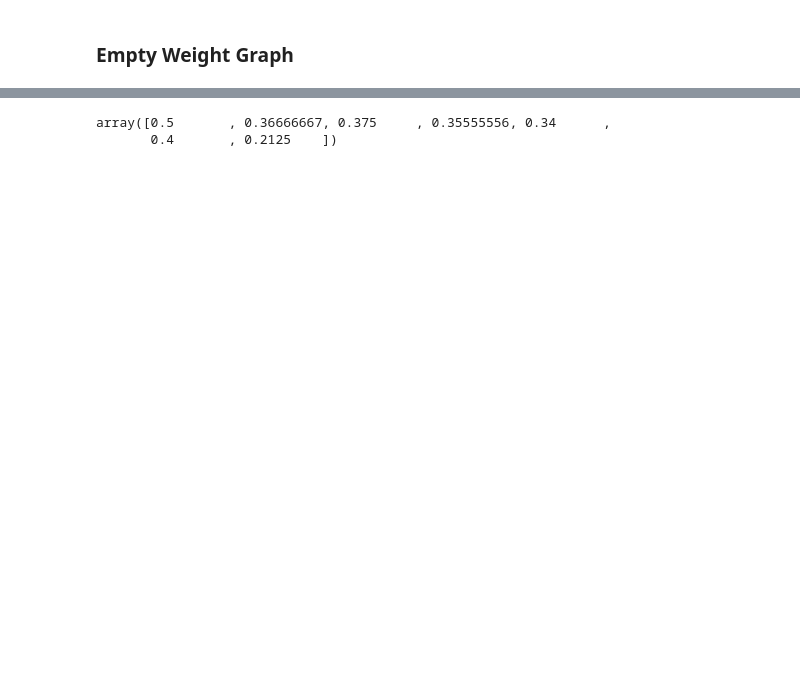
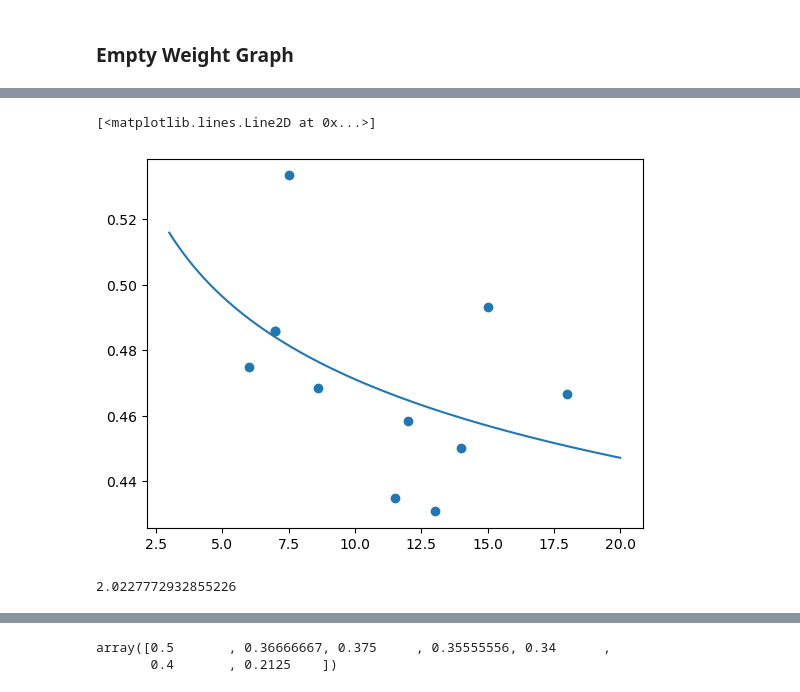
Before and after one commit to abhijeetmangela/skunk_works, a Jupyter notebook: Week_2/Codes/weight_estimation.ipynb, the cells around one changed output, grey strips where cells are left out. Saved outputs shown, nothing was run; the diff lists cells and outputs as text; code cells hidden in the pictures; blank space fills up the shorter version.

```diff
--- a/Week_2/Codes/weight_estimation.ipynb
+++ b/Week_2/Codes/weight_estimation.ipynb
@@ -163,3 +174,17 @@ plt.plot(Weight_array)
+# %%
+plot_weight = np.linspace(3,20,1000)
+plot_empt_rat = a*plot_weight**L
+# %%
+plt.scatter(Mtow_array,Empty_weight_ratios)
+plt.plot(plot_weight,plot_empt_rat)
+# %% [output]
+[<matplotlib.lines.Line2D at 0x...>]
+[figure, added]
+# %%
+Battery_weight = Total_energy(final_weight*g)/energy_density
+print(Battery_weight)
+# %% [output]
+2.0227772932855226
 # %%
 np.ones_like(logx)
 # %% [output]
```
Also changed, not shown: parts of 12 cells of this notebook, 1 other file.
